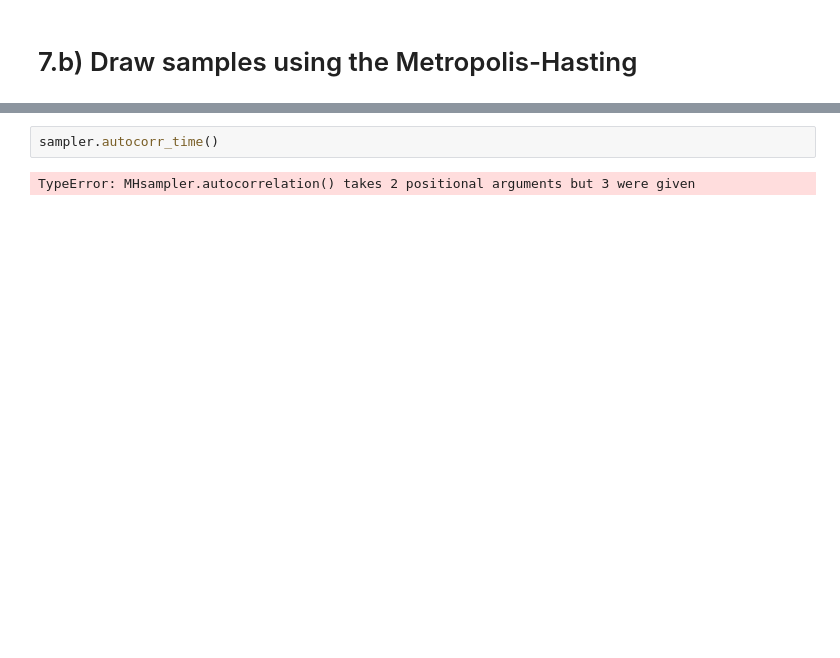
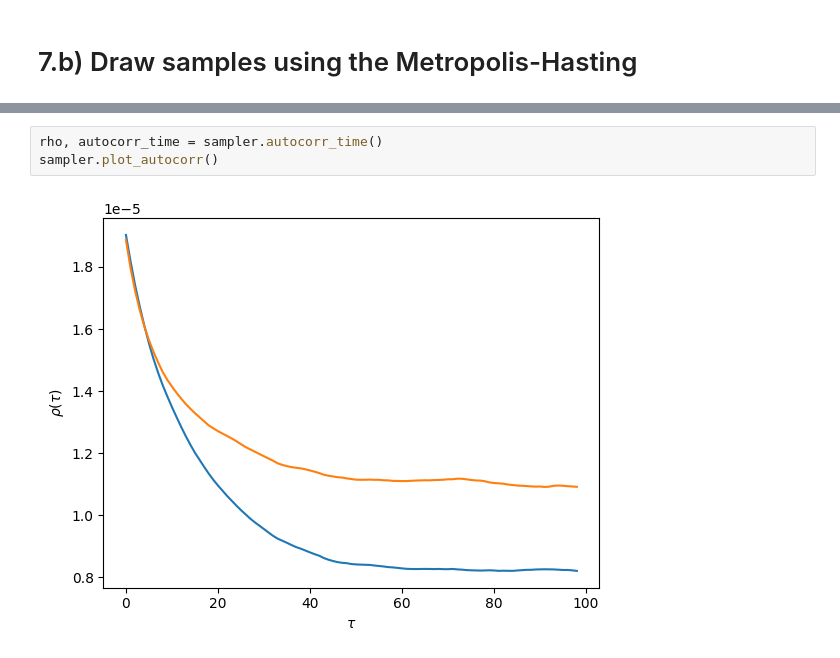
Before and after one commit to vepe99/Astrostatistics, a Jupyter notebook: Viterbo_Giuseppe_Homework4.ipynb, the cells around one changed output, grey strips where cells are left out. Cells and saved outputs as stored; diff of their text form; blank space fills up the shorter version.

```diff
--- a/Viterbo_Giuseppe_Homework4.ipynb
+++ b/Viterbo_Giuseppe_Homework4.ipynb
@@ -255,5 +276,6 @@ ax.axvline(30, color='r', linestyle='--')
-# %%
-sampler.autocorr_time()
-# %% [output]
-TypeError: MHsampler.autocorrelation() takes 2 positional arguments but 3 were given
+# %%
+rho, autocorr_time = sampler.autocorr_time()
+sampler.plot_autocorr()
+# %% [output]
+[figure, added]
 # %%
```
Also changed, not shown: parts of 22 cells of this notebook.
